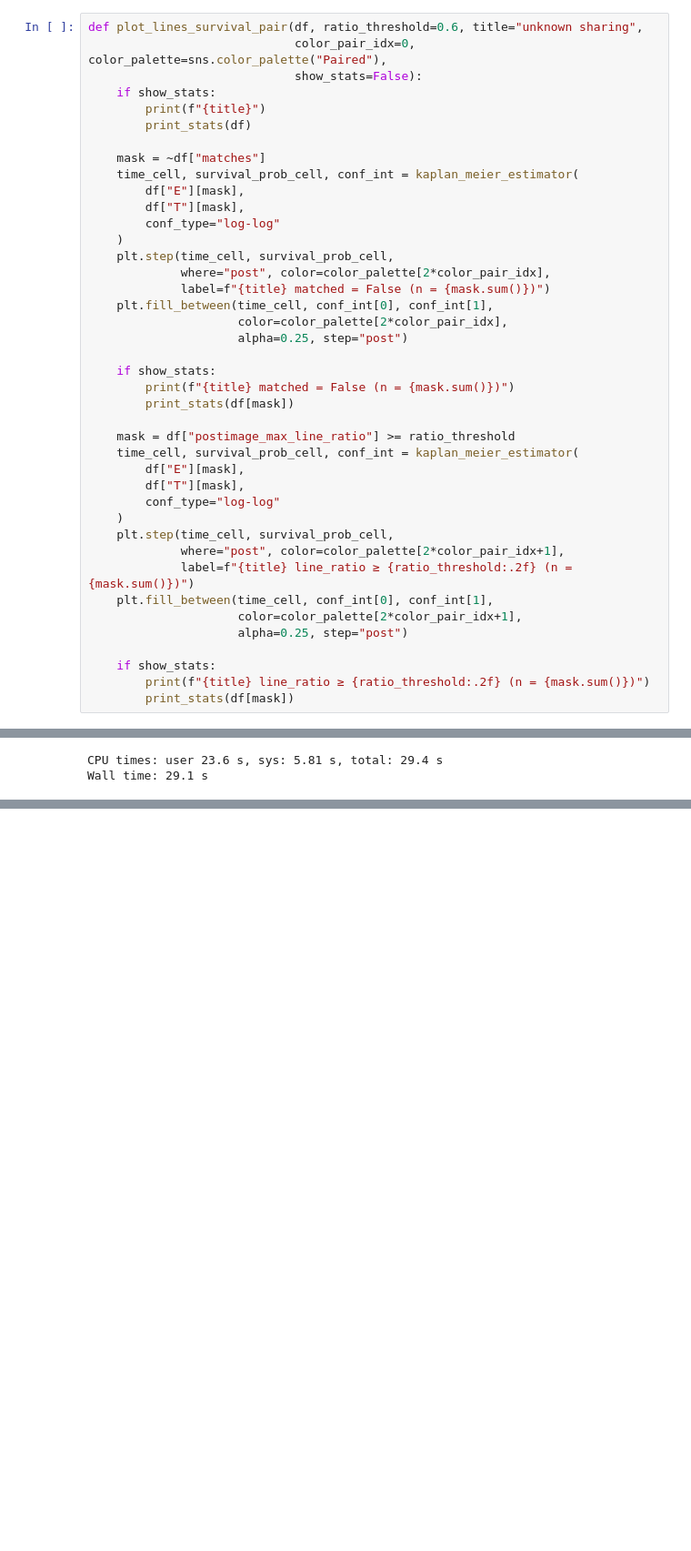
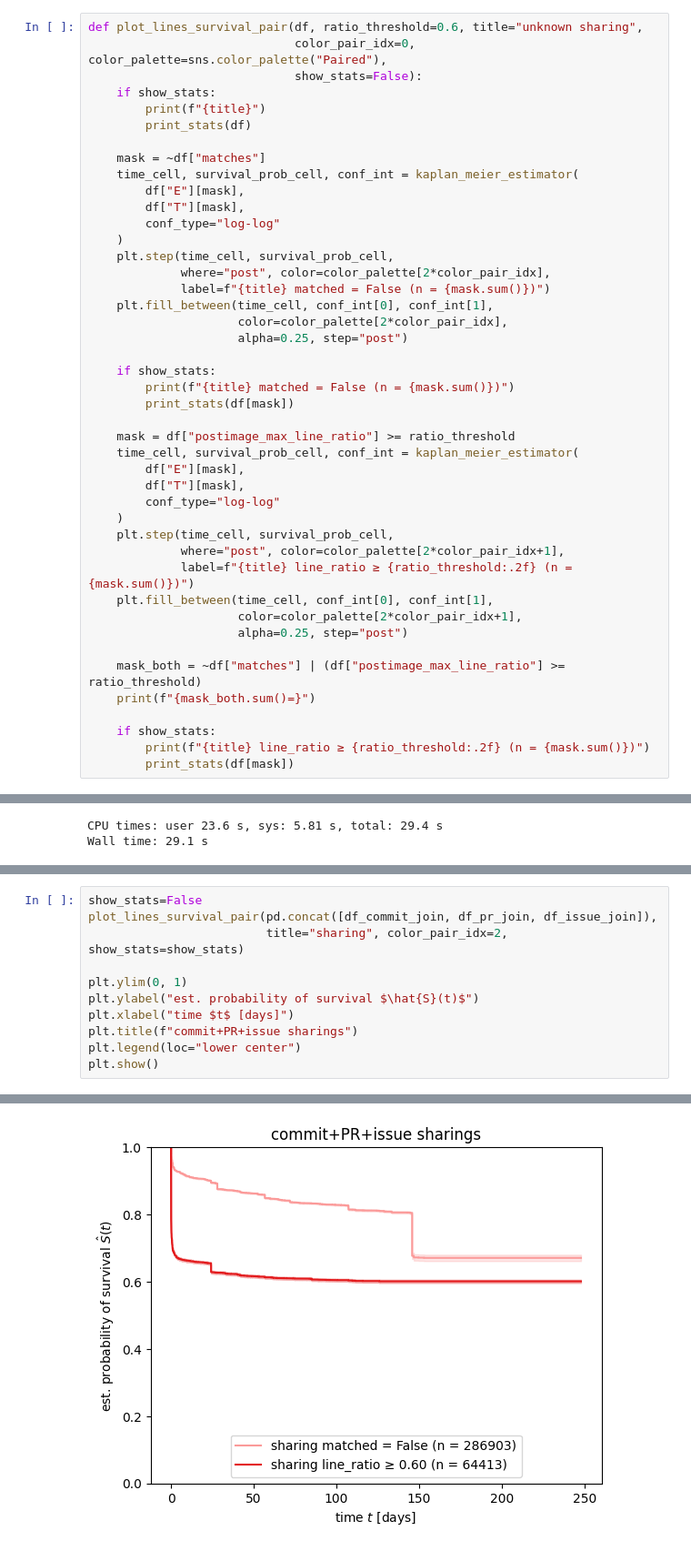
Before and after one commit to ncusi/MSR_Challenge_2024, a Jupyter notebook: notebooks/analyze_changes_survival.ipynb, the cells around one changed output, grey strips where cells are left out. Shown at 91% size. Drawn from its saved outputs; the diff is of its cells as text; blank space fills up the shorter version.

```diff
--- a/notebooks/analyze_changes_survival.ipynb
+++ b/notebooks/analyze_changes_survival.ipynb
@@ -1680,6 +1683,9 @@ def plot_lines_survival_pair(df, ratio_threshold=0.6, title="unknown sharing",
                      color=color_palette[2*color_pair_idx+1],
                      alpha=0.25, step="post")
 
+    mask_both = ~df["matches"] | (df["postimage_max_line_ratio"] >= ratio_threshold)
+    print(f"{mask_both.sum()=}")
+
     if show_stats:
         print(f"{title} line_ratio ≥ {ratio_threshold:.2f} (n = {mask.sum()})")
         print_stats(df[mask])
@@ -1786,0 +1795,12 @@ Wall time: 24.7 s
+# %%
+show_stats=False
+plot_lines_survival_pair(pd.concat([df_commit_join, df_pr_join, df_issue_join]),
+                         title="sharing", color_pair_idx=2, show_stats=show_stats)
+
+plt.ylim(0, 1)
+plt.ylabel("est. probability of survival $\hat{S}(t)$")
+plt.xlabel("time $t$ [days]")
+plt.title(f"commit+PR+issue sharings")
+plt.legend(loc="lower center")
+plt.show()
+# %% [output]
@@ -1786,0 +1808 @@ Wall time: 24.7 s
+[figure, added]
```
Also changed, not shown: parts of 20 cells of this notebook.
